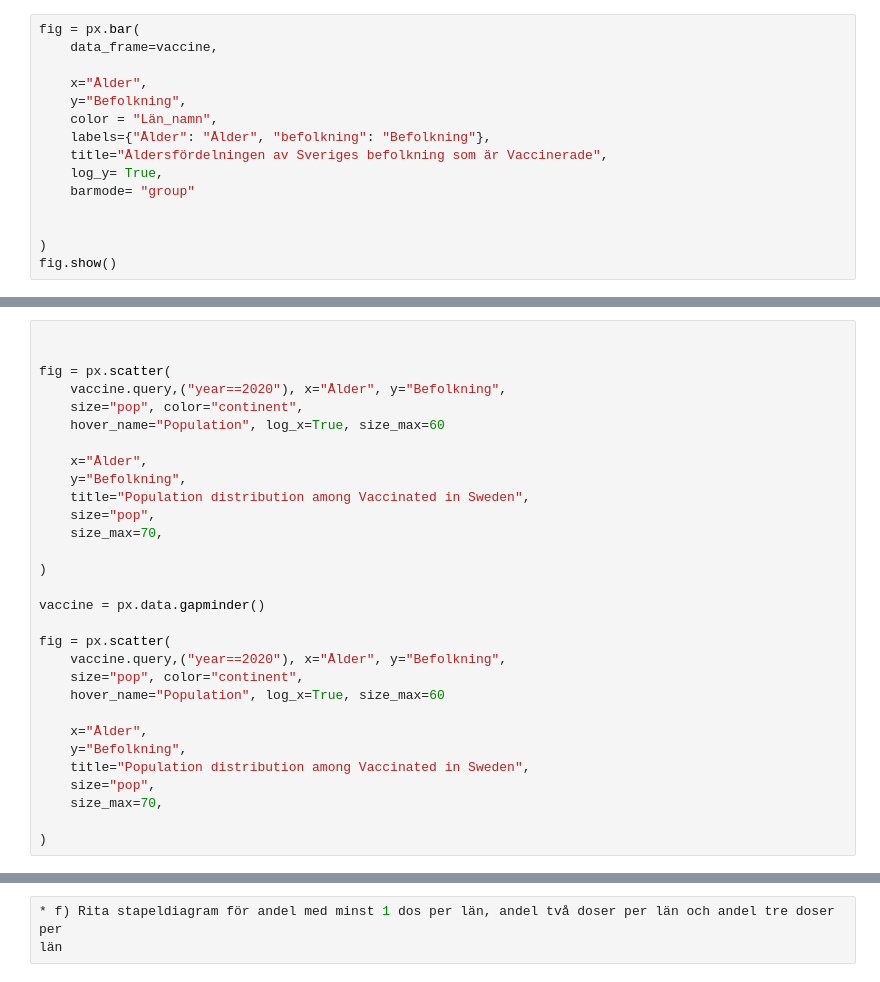
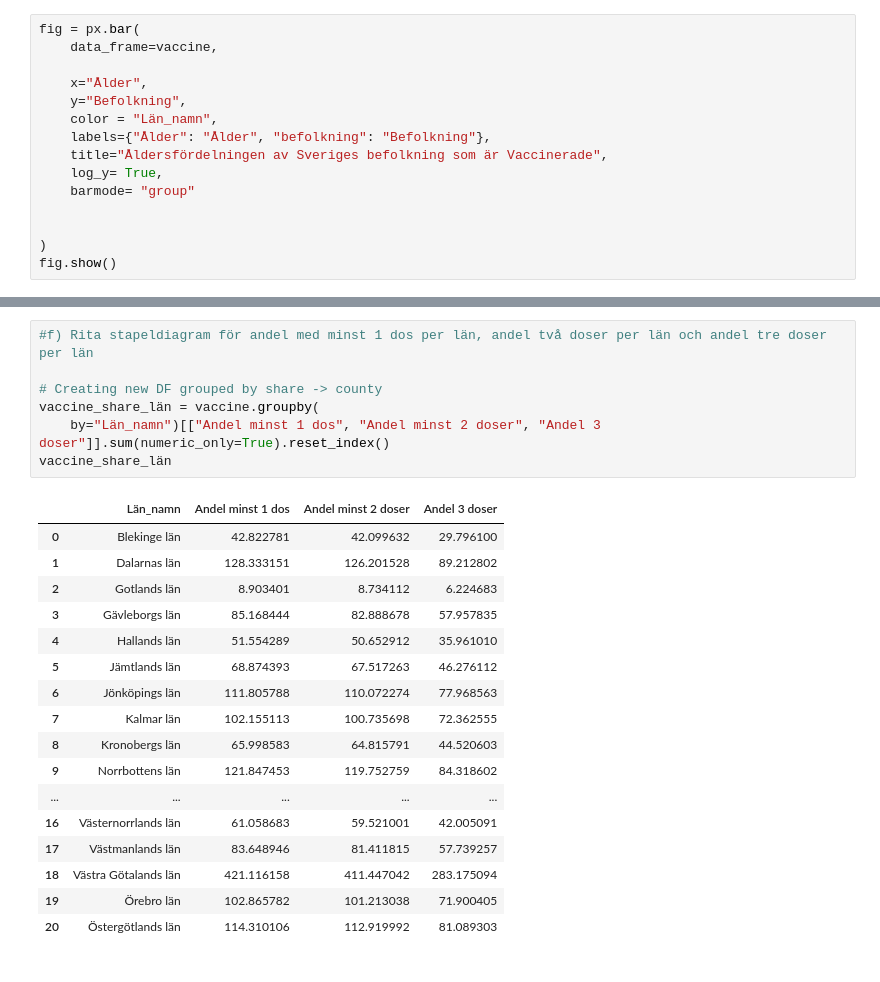
Before and after one commit to JoelOscarsson/Databehandling-JoelOscarsson, a Jupyter notebook: Laboration-1/Labb_1.ipynb, the cells around one changed output, grey strips where cells are left out. Cells and saved outputs as stored; diff of their text form.

```diff
--- a/Laboration-1/Labb_1.ipynb
+++ b/Laboration-1/Labb_1.ipynb
@@ -434,30 +421,0 @@ ValueError: Could not interpret input 'Ålder'
-# %%
-
-
-fig = px.scatter(
-    vaccine.query,("year==2020"), x="Ålder", y="Befolkning",
-    size="pop", color="continent",
-    hover_name="Population", log_x=True, size_max=60
-
-    x="Ålder",
-    y="Befolkning",
-    title="Population distribution among Vaccinated in Sweden",
-    size="pop",
-    size_max=70,
-
-)
-
-vaccine = px.data.gapminder()
-
-fig = px.scatter(
-    vaccine.query,("year==2020"), x="Ålder", y="Befolkning",
-    size="pop", color="continent",
-    hover_name="Population", log_x=True, size_max=60
-
-    x="Ålder",
-    y="Befolkning",
-    title="Population distribution among Vaccinated in Sweden",
-    size="pop",
-    size_max=70,
-
-)
@@ -469,3 +431,25 @@ fig.show()
 # %%
-* f) Rita stapeldiagram för andel med minst 1 dos per län, andel två doser per län och andel tre doser per
-län
+#f) Rita stapeldiagram för andel med minst 1 dos per län, andel två doser per län och andel tre doser per län
+
+# Creating new DF grouped by share -> county
+vaccine_share_län = vaccine.groupby(
+    by="Län_namn")[["Andel minst 1 dos", "Andel minst 2 doser", "Andel 3 doser"]].sum(numeric_only=True).reset_index()
+vaccine_share_län
+# %% [output]
+|  | Län_namn | Andel minst 1 dos | Andel minst 2 doser | Andel 3 doser |
+| 0 | Blekinge län | 42.822781 | 42.099632 | 29.796100 |
+| 1 | Dalarnas län | 128.333151 | 126.201528 | 89.212802 |
+| 2 | Gotlands län | 8.903401 | 8.734112 | 6.224683 |
+| 3 | Gävleborgs län | 85.168444 | 82.888678 | 57.957835 |
+| 4 | Hallands län | 51.554289 | 50.652912 | 35.961010 |
+| 5 | Jämtlands län | 68.874393 | 67.517263 | 46.276112 |
+| 6 | Jönköpings län | 111.805788 | 110.072274 | 77.968563 |
+| 7 | Kalmar län | 102.155113 | 100.735698 | 72.362555 |
+| 8 | Kronobergs län | 65.998583 | 64.815791 | 44.520603 |
+| 9 | Norrbottens län | 121.847453 | 119.752759 | 84.318602 |
+| ... | ... | ... | ... | ... |
+| 16 | Västernorrlands län | 61.058683 | 59.521001 | 42.005091 |
+| 17 | Västmanlands län | 83.648946 | 81.411815 | 57.739257 |
+| 18 | Västra Götalands län | 421.116158 | 411.447042 | 283.175094 |
+| 19 | Örebro län | 102.865782 | 101.213038 | 71.900405 |
+| 20 | Östergötlands län | 114.310106 | 112.919992 | 81.089303 |
```
Also changed, not shown: parts of 7 cells of this notebook.
